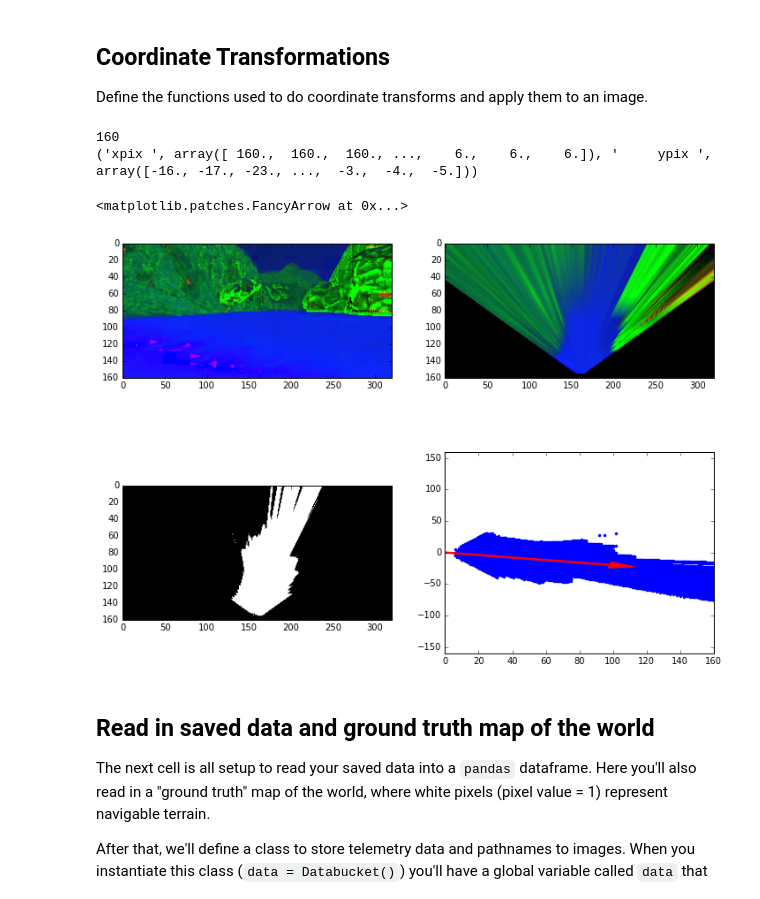
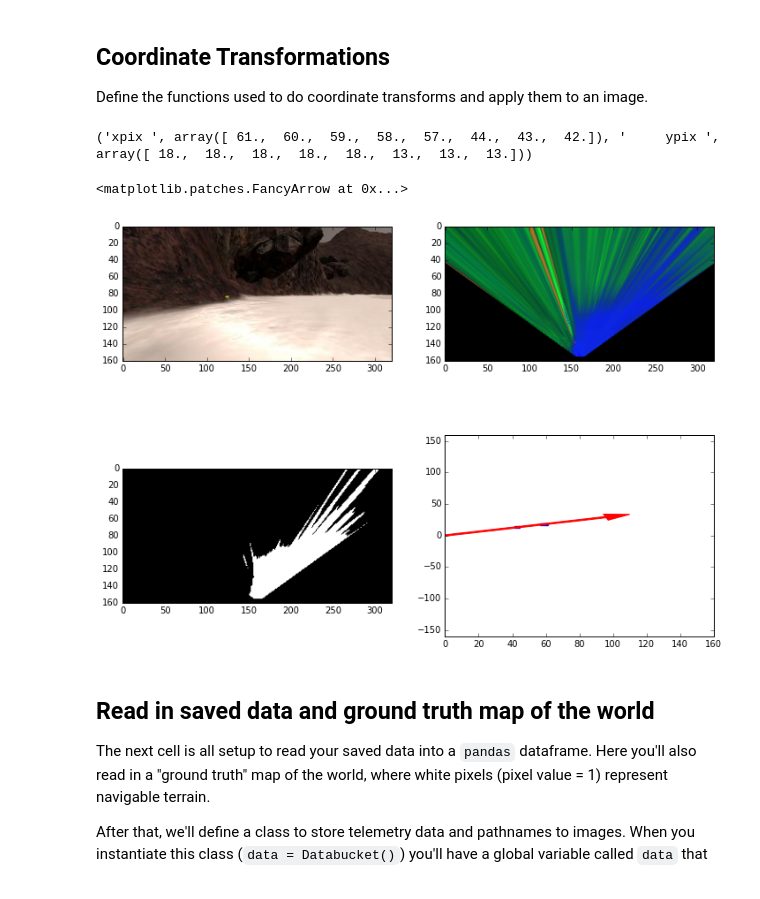
Before and after one commit to Heych88/udacity-RoboND-Rover-Project, a Jupyter notebook: code/Rover_Project_Test_Notebook.ipynb, the cells around one changed output. Drawn from its saved outputs; the diff is of its cells as text; code cells hidden in the pictures.

```diff
--- a/code/Rover_Project_Test_Notebook.ipynb
+++ b/code/Rover_Project_Test_Notebook.ipynb
@@ -228,47 +221,45 @@ image = mpimg.imread(img_list[idx])
 #example_rock = '../test_dataset/IMG/robocam_2017_05_02_11_16_27_498.jpg' #'../calibration_images/example_rock1.jpg'
 #image = mpimg.imread(example_rock)
 
-image = cv2.cvtColor(image, cv2.COLOR_RGB2HSV)
+hsv_img = cv2.cvtColor(image, cv2.COLOR_RGB2HSV)
 height, width = np.shape(image)[:2]
-print(height)
-warped = perspect_transform(image, source, destination)
-path_threshed = color_thresh(warped, rgb_thresh=(5, 5, 150))
-rock_threshed = color_thresh(warped, rgb_thresh=(5, 120, 150))
+warped = perspect_transform(hsv_img, source, destination)
+path_threshed = color_thresh(warped, rgb_thresh=(0, 0, 150))
+rock_threshed = color_thresh(warped, rgb_thresh=(0, 120, 120))
 
 # Calculate pixel values in rover-centric coords and distance/angle to all pixels
 if rock_threshed.any():
     # A rock has been detected so calculate direction to the rock
     xpix, ypix = rover_coords(rock_threshed)
 else:
     # no rock so calculate middle of the path
     xpix, ypix = rover_coords(path_threshed)
 
 dist, angles = to_polar_coords(xpix, ypix)
 mean_dir = np.mean(angles)
 
 print("xpix ", xpix, "     ypix ", ypix)
 
 # Do some plotting
 fig = plt.figure(figsize=(12,9))
 plt.subplot(221)
 plt.imshow(image)
 plt.subplot(222)
 plt.imshow(warped)
 plt.subplot(223)
 plt.imshow(path_threshed, cmap='gray')
 plt.subplot(224)
 plt.plot(xpix, ypix, '.')
 plt.ylim(-160, 160)
 plt.xlim(0, 160)
 arrow_length = 100
 x_arrow = arrow_length * np.cos(mean_dir)
 y_arrow = arrow_length * np.sin(mean_dir)
 plt.arrow(0, 0, x_arrow, y_arrow, color='red', zorder=2, head_width=10, width=2)
 # %% [output]
-160
-('xpix ', array([ 160.,  160.,  160., ...,    6.,    6.,    6.]), '     ypix ', array([-16., -17., -23., ...,  -3.,  -4.,  -5.]))
+('xpix ', array([ 61.,  60.,  59.,  58.,  57.,  44.,  43.,  42.]), '     ypix ', array([ 18.,  18.,  18.,  18.,  18.,  13.,  13.,  13.]))
 <matplotlib.patches.FancyArrow at 0x...>
-[figure, old version]
+[figure, new version]
 # %% [markdown]
 ## Read in saved data and ground truth map of the world
 The next cell is all setup to read your saved data into a `pandas` dataframe.  Here you'll also read in a "ground truth" map of the world, where white pixels (pixel value = 1) represent navigable terrain.
```
Also changed, not shown: parts of 9 cells of this notebook.
